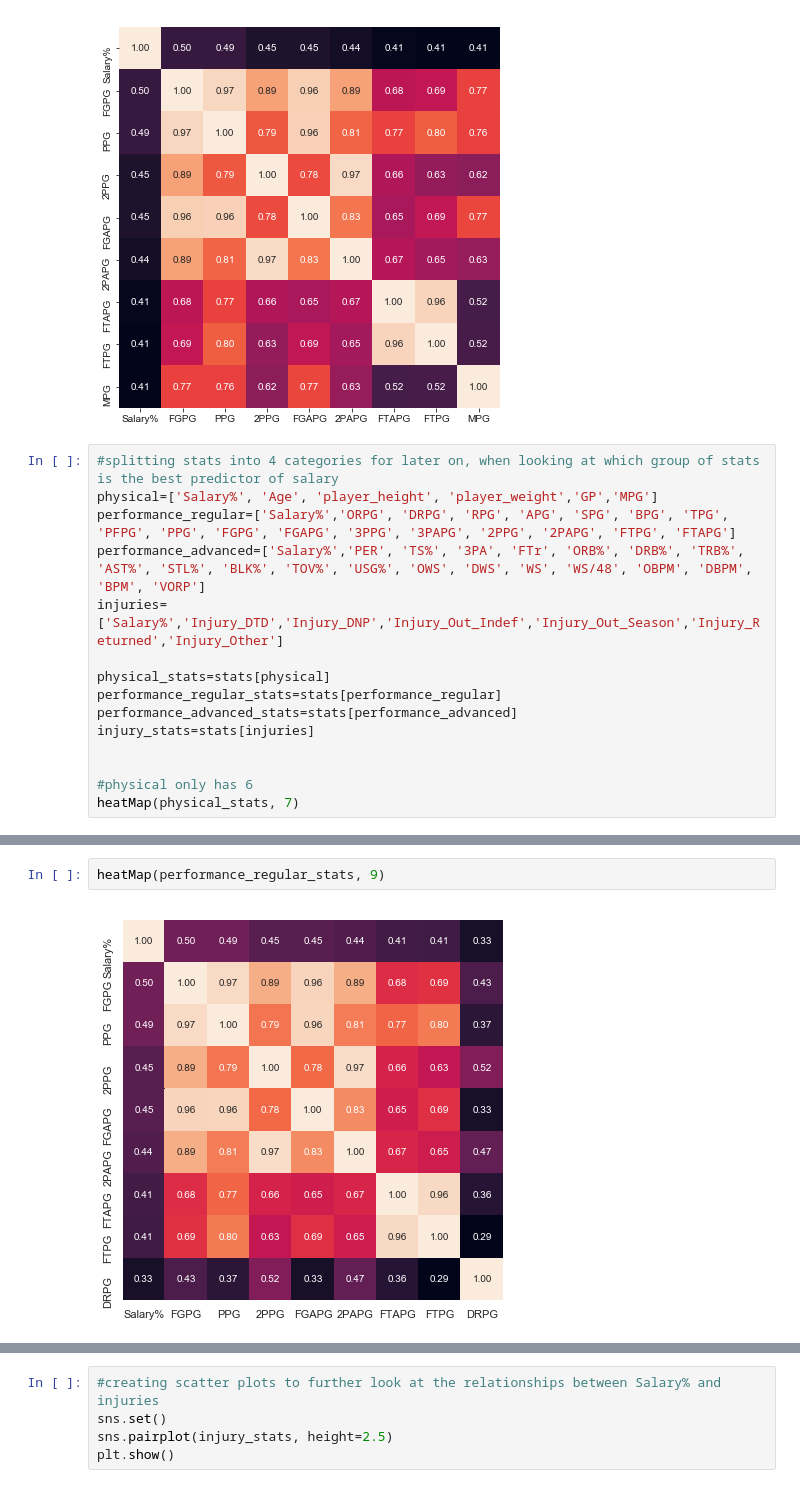
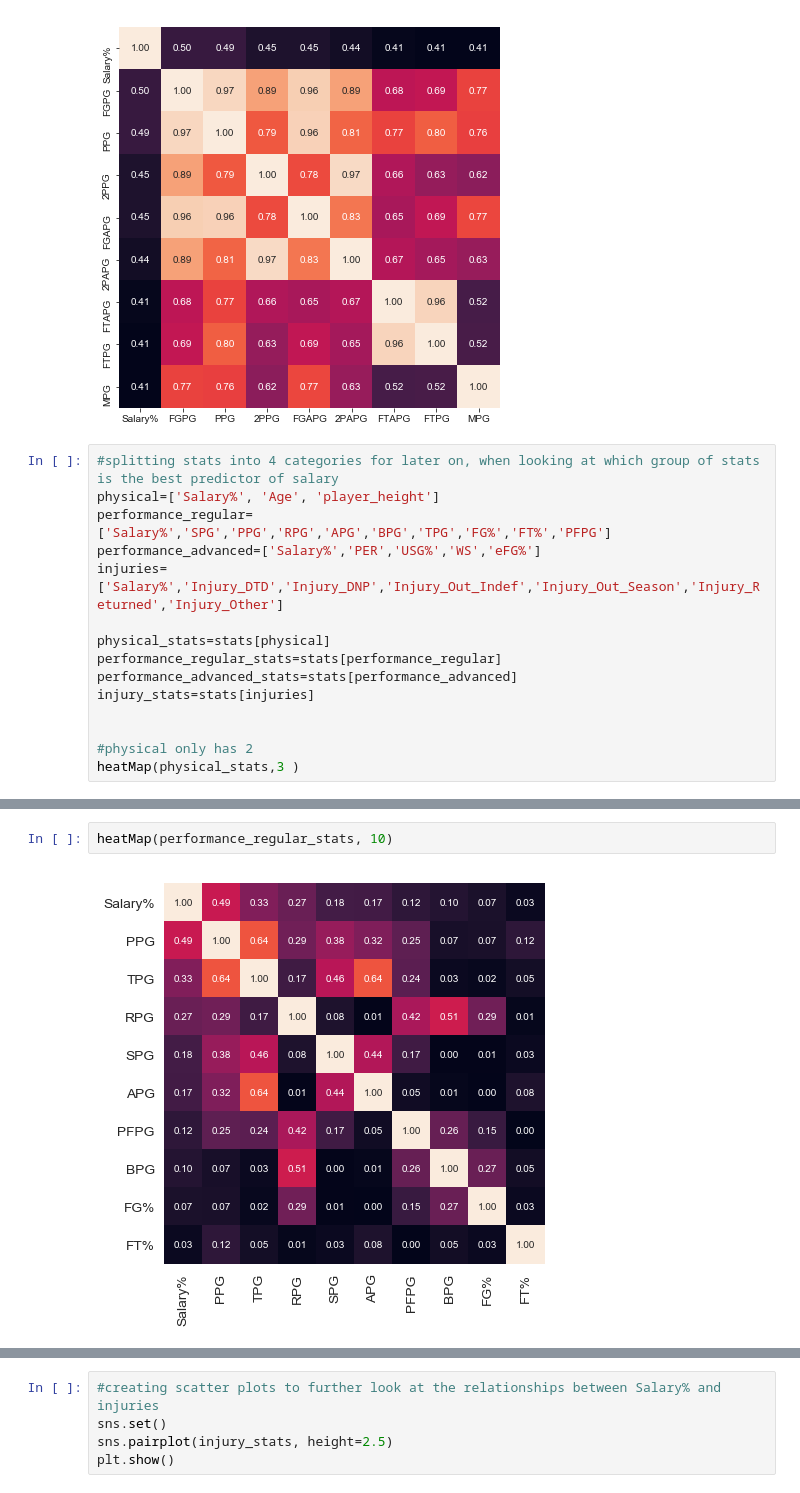
Before and after one commit to xudaiyanzi/NBA_players_salary, a Jupyter notebook: regression/Regression.ipynb, the cells around one changed output, grey strips where cells are left out. Saved outputs shown, nothing was run; the diff lists cells and outputs as text.

```diff
--- a/regression/Regression.ipynb
+++ b/regression/Regression.ipynb
@@ -89,9 +89,9 @@ heatMap(stats, 9)
 [figure]
 # %%
 #splitting stats into 4 categories for later on, when looking at which group of stats is the best predictor of salary
-physical=['Salary%', 'Age', 'player_height', 'player_weight','GP','MPG']
-performance_regular=['Salary%','ORPG', 'DRPG', 'RPG', 'APG', 'SPG', 'BPG', 'TPG', 'PFPG', 'PPG', 'FGPG', 'FGAPG', '3PPG', '3PAPG', '2PPG', '2PAPG', 'FTPG', 'FTAPG']
-performance_advanced=['Salary%','PER', 'TS%', '3PA', 'FTr', 'ORB%', 'DRB%', 'TRB%', 'AST%', 'STL%', 'BLK%', 'TOV%', 'USG%', 'OWS', 'DWS', 'WS', 'WS/48', 'OBPM', 'DBPM', 'BPM', 'VORP']
+physical=['Salary%', 'Age', 'player_height']
+performance_regular=['Salary%','SPG','PPG','RPG','APG','BPG','TPG','FG%','FT%','PFPG']
+performance_advanced=['Salary%','PER','USG%','WS','eFG%']
 injuries=['Salary%','Injury_DTD','Injury_DNP','Injury_Out_Indef','Injury_Out_Season','Injury_Returned','Injury_Other']
 
 physical_stats=stats[physical]
@@ -100,6 +100,6 @@ performance_advanced_stats=stats[performance_advanced]
 injury_stats=stats[injuries]
 
 
-#physical only has 6
-heatMap(physical_stats, 7)
+#physical only has 2
+heatMap(physical_stats,3 )
 # %% [output]
@@ -115,6 +115,6 @@ plt.show()
 # %%
-heatMap(performance_regular_stats, 9)
+heatMap(performance_regular_stats, 10)
 # %% [output]
-[figure, old version]
+[figure, new version]
 # %%
 #creating scatter plots to further look at the relationships between Salary% and regular performances
```
Also changed, not shown: parts of 21 cells of this notebook.
